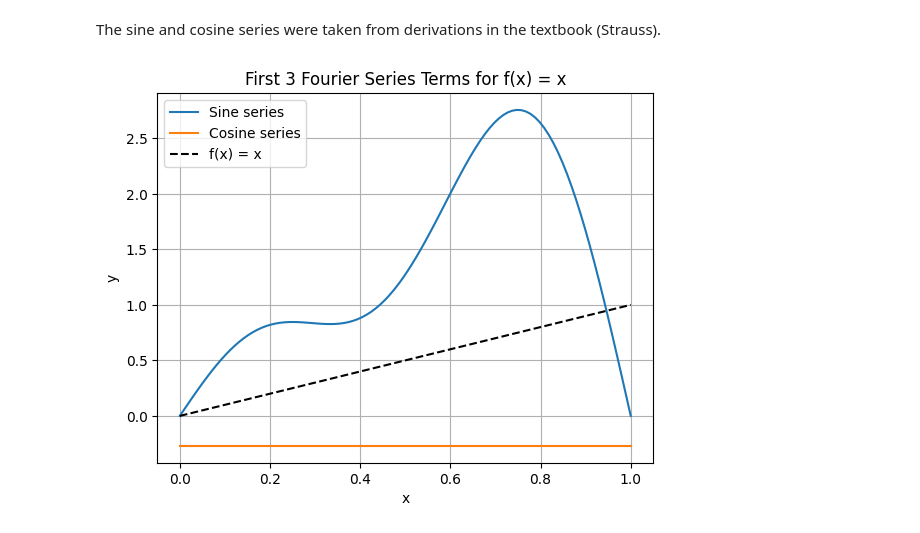
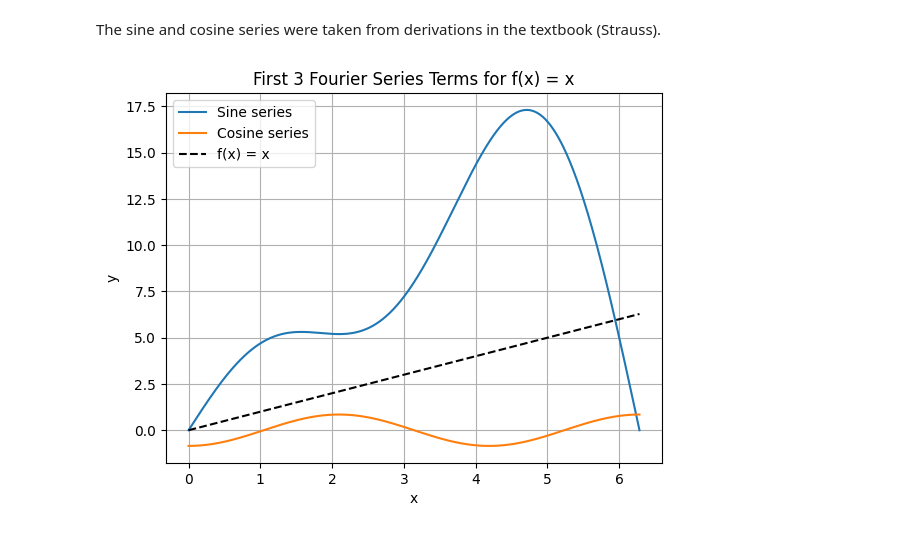
Before and after one commit to maxmartin40/MATH-5440-Code, a Jupyter notebook: Homework3.ipynb, the cells around one changed output. Drawn from its saved outputs; the diff is of its cells as text; code cells hidden in the pictures.

Commit message:
Fix cosine series function

```diff
--- a/Homework3.ipynb
+++ b/Homework3.ipynb
@@ -13,34 +13,32 @@ The sine and cosine series were taken from derivations in the textbook (Strauss)
 # %%
 def sine_series(x,l,n):
     sine_sum = np.zeros_like(x,dtype=float)
-    for i in range(0,n):
+    for i in range(1,n+1):
         phi = (2*l/np.pi)*(np.sin(np.pi*x/l)-0.5*np.sin(2*np.pi*x/l)+(1/3)*np.sin(3*np.pi*x/l))
         sine_sum += phi
     return sine_sum
 
 def cosine_series(x,l,m):
-    cosine_sum = np.zeros_like(x,dtype=float)
-    for i in range(0,2*m):
-        if m%2 == 0:
-            cosine_sum += 0
-        if m%2 == 1:
-            phi = (-4*l)/(m**2 * np.pi**2)
-            cosine_sum += phi
+    cosine_sum = (l/2) * np.zeros_like(x,dtype=float)
+    for i in range(1,m+1):
+        #phi = (l/2) - 4*l/(np.pi**2) * (np.cos(np.pi*x/l)+(1/9)*np.cos(3*np.pi(x)/l)+(1/25)*np.cos(5*np.pi*x/l))
+        phi = (2 * l / (m * np.pi)**2) * (((-1)**m - 1) * np.cos(m * np.pi * x / l))
+        cosine_sum += phi
     return cosine_sum
 # %%
-L = 1
+L = 2*np.pi
 
-x = np.linspace(0,L,100)
+x = np.linspace(0,L,1000)
 
 plt.plot(x, sine_series(x, L, 3), label="Sine series")
 plt.plot(x, cosine_series(x, L, 3), label="Cosine series")
 plt.plot(x, x, "k--", label="f(x) = x")
 
 plt.xlabel("x")
 plt.ylabel("y")
 plt.title("First 3 Fourier Series Terms for f(x) = x")
 plt.grid(True)
 plt.legend()
 plt.show()
 # %% [output]
-[figure, old version]
+[figure, new version]
```
